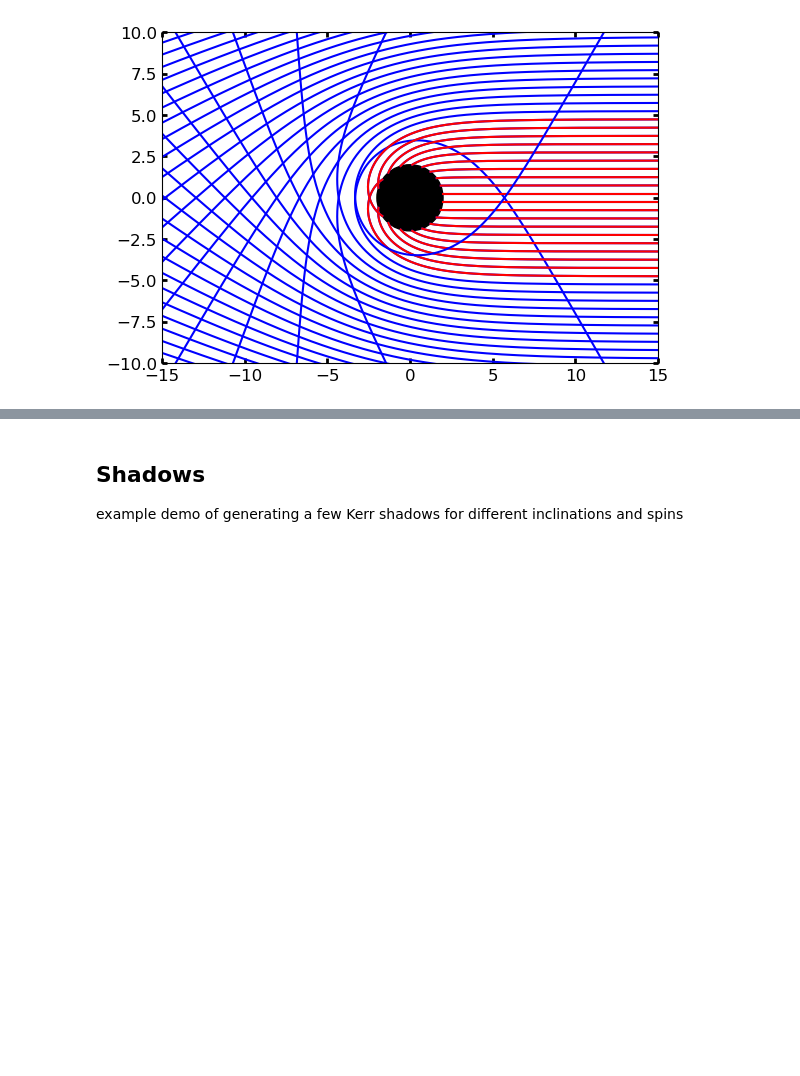
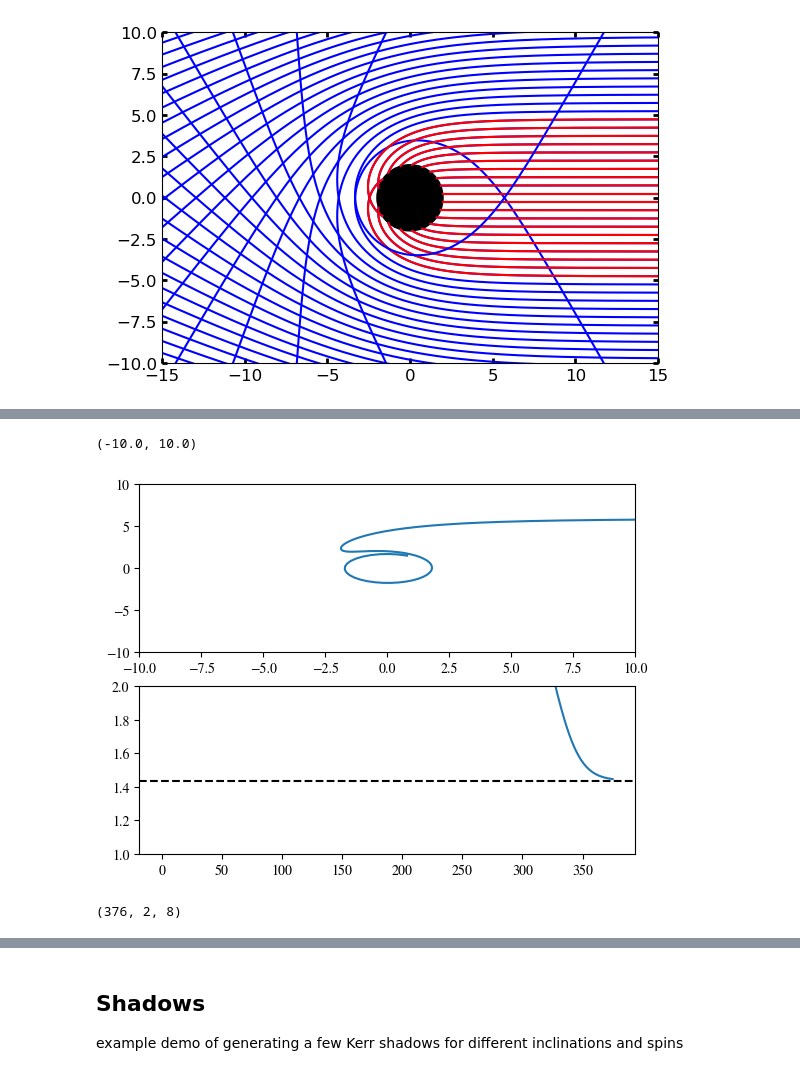
Before and after one commit to liamedeiros/Mahakala, a Jupyter notebook: demos/Mahakala_testing.ipynb, the cells around one changed output, grey strips where cells are left out. Saved outputs shown, nothing was run; the diff lists cells and outputs as text; code cells hidden in the pictures; blank space fills up the shorter version.

```diff
--- a/demos/Mahakala_testing.ipynb
+++ b/demos/Mahakala_testing.ipynb
@@ -241,0 +87,38 @@ integrate_one_photon(1000, 0.001, 0.001, 0.001)
+# %%
+bhspin = 0.9
+N_time_steps = 4000
+s0_x, s0_v = get_camera_pixel(90, 1000, radii2test, angles2test)
+init_one   = initial_condition(s0_x, s0_v, bhspin)
+S,final_dt = ma.geodesic_integrator(N_time_steps,init_one,40,1e-4, bhspin)
+x = S[:,:,1]
+y = S[:,:,2]
+z = S[:,:,3]
+# %%
+s0_x, s0_v = get_camera_pixel(90, 1000, np.ones(2)*6., np.ones(2)*0.)
+init_one   = initial_condition(s0_x, s0_v, bhspin)
+S,final_dt = ma.geodesic_integrator(N_time_steps,init_one,40,1e-2, bhspin)
+
+r = radius_cal(S[:, 0], bhspin)
+
+x = S[:, 0, 1]
+y = S[:, 0, 2]
+z = S[:, 0, 3]
+
+ax1 = plt.subplot(2, 1, 1)
+ax2 = plt.subplot(2, 1, 2)
+
+ax2.plot(r)
+ax2.set_ylim(1, 2)
+ax2.axhline(y=1. + np.sqrt(1.-bhspin*bhspin), ls='--', color='k')
+
+ax1.plot(x, y)
+plim = 10
+ax1.set_xlim(-plim, plim)
+ax1.set_ylim(-plim, plim)
+# %% [output]
+(-10.0, 10.0)
+[figure, added]
+# %%
+S.shape
+# %% [output]
+(376, 2, 8)
```
Also changed, not shown: parts of 29 cells of this notebook, 2 other files.
